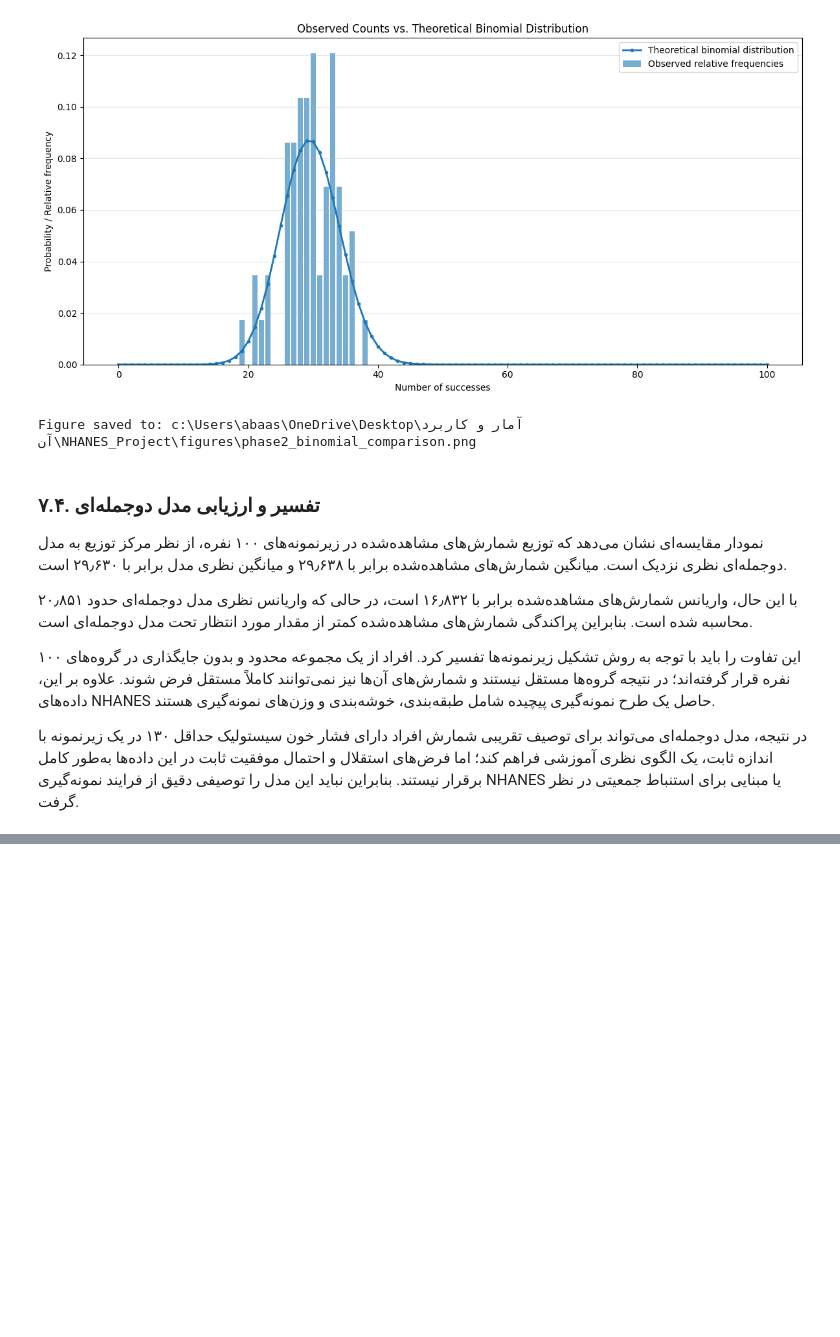
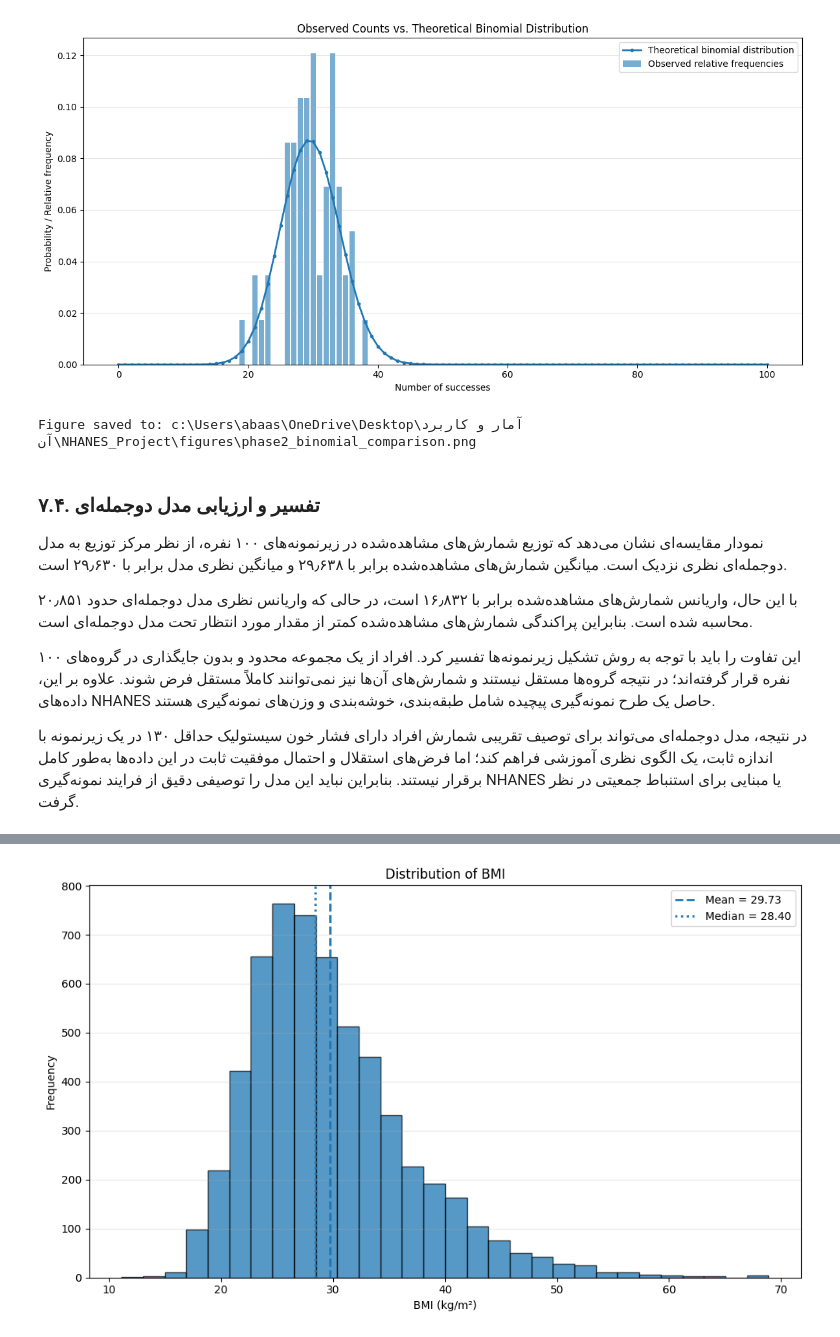
Before and after one commit to HisEgo/NHANES_Project, a Jupyter notebook: notebooks/phase2_probability.ipynb, the cells around one changed output, grey strips where cells are left out. Saved outputs shown, nothing was run; the diff lists cells and outputs as text; code cells hidden in the pictures; blank space fills up the shorter version.

Commit message:
Add BMI distribution analysis

```diff
--- a/notebooks/phase2_probability.ipynb
+++ b/notebooks/phase2_probability.ipynb
@@ -649,0 +664,13 @@ Figure saved to: c:\Users\abaas\OneDrive\Desktop\آمار و کاربرد آن\N
+# %%
+# Descriptive statistics and skewness of BMI
+
+bmi = df["BMXBMI"]
+
+bmi_stats = bmi.describe()
+
+print("BMI descriptive statistics:")
+print(bmi_stats)
+
+print(f"\nVariance: {bmi.var():.4f}")
+print(f"Skewness: {bmi.skew():.4f}")
+print(f"IQR: {bmi.quantile(0.75) - bmi.quantile(0.25):.4f}")
@@ -649,0 +702,67 @@ Figure saved to: c:\Users\abaas\OneDrive\Desktop\آمار و کاربرد آن\N
+# %%
+# Plot and save BMI distribution figures
+
+from pathlib import Path
+import matplotlib.pyplot as plt
+
+project_root = Path.cwd()
+
+if project_root.name == "notebooks":
+    project_root = project_root.parent
+
+figures_dir = project_root / "figures"
+figures_dir.mkdir(parents=True, exist_ok=True)
+
+# Histogram
+plt.figure(figsize=(10, 6))
+plt.hist(bmi, bins=30, edgecolor="black", alpha=0.75)
+
+plt.axvline(
+    bmi.mean(),
+    linestyle="--",
+    linewidth=2,
+    label=f"Mean = {bmi.mean():.2f}"
+)
+
+plt.axvline(
+    bmi.median(),
+    linestyle=":",
+    linewidth=2,
+    label=f"Median = {bmi.median():.2f}"
+)
+
+plt.xlabel("BMI (kg/m²)")
+plt.ylabel("Frequency")
+plt.title("Distribution of BMI")
+plt.legend()
+plt.grid(axis="y", alpha=0.3)
+plt.tight_layout()
+
+plt.savefig(
+    figures_dir / "phase2_bmi_histogram.png",
+    dpi=300,
+    bbox_inches="tight"
+)
+
+plt.show()
+
+# Boxplot
+plt.figure(figsize=(10, 4))
+plt.boxplot(bmi, vert=False)
+
+plt.xlabel("BMI (kg/m²)")
+plt.title("Boxplot of BMI")
+plt.grid(axis="x", alpha=0.3)
+plt.tight_layout()
+
+plt.savefig(
+    figures_dir / "phase2_bmi_boxplot.png",
+    dpi=300,
+    bbox_inches="tight"
+)
+
+plt.show()
+
+print("BMI figures saved successfully.")
+# %% [output]
+[figure, added]
```
Also changed, not shown: parts of 5 cells of this notebook, 2 other files.
